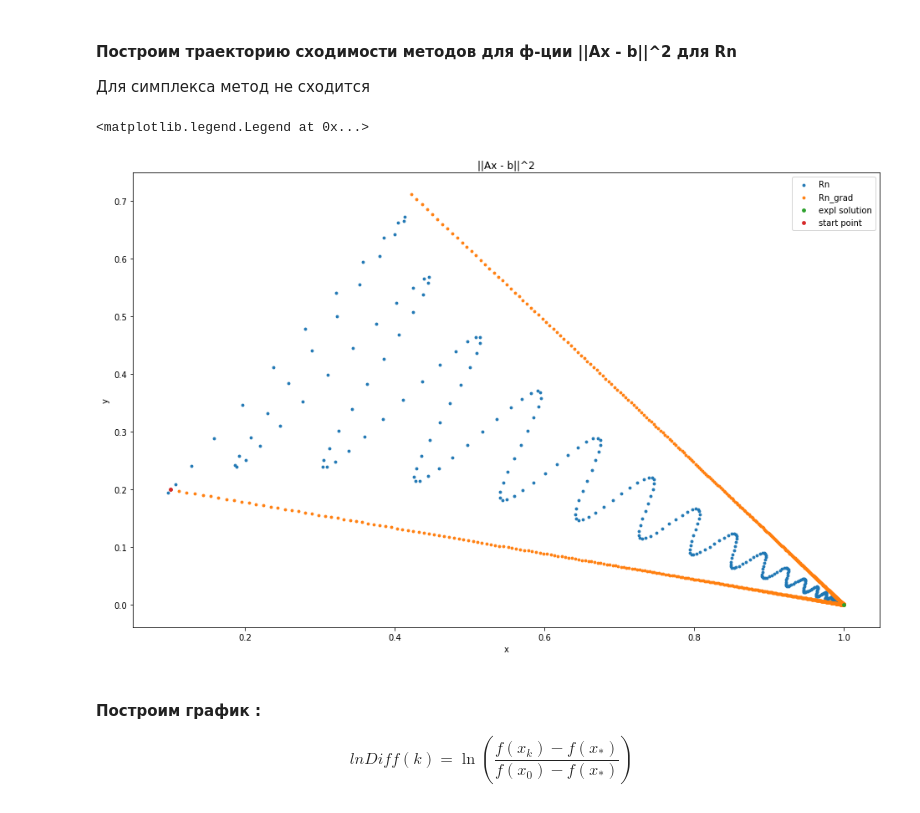
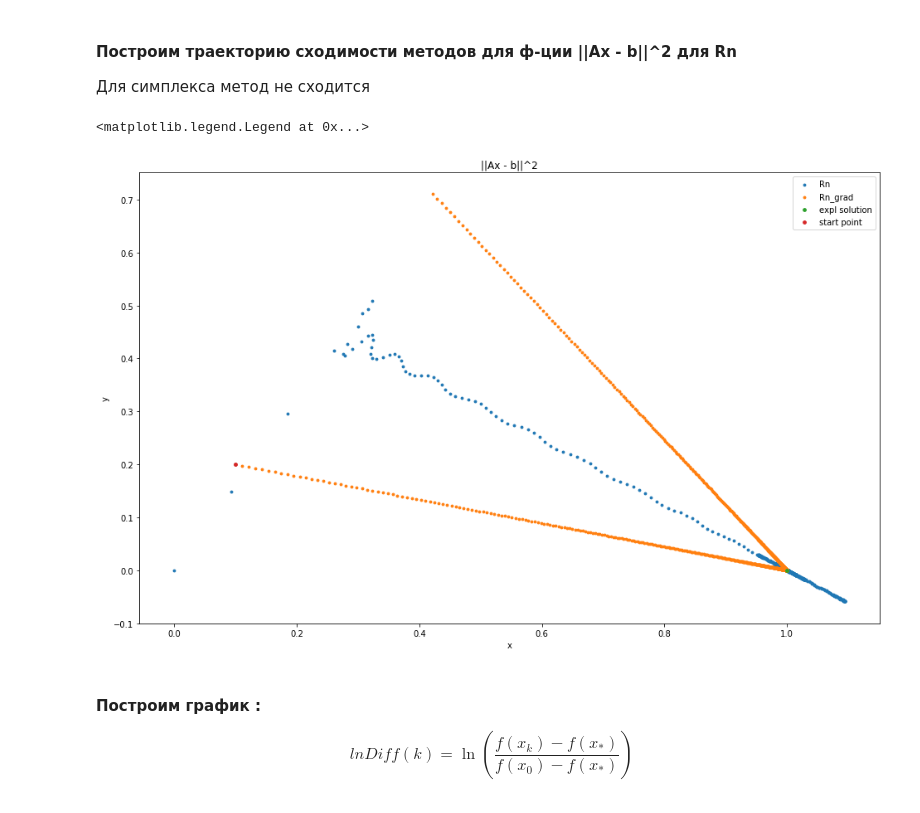
Before and after one commit to optimization673/io_grad_methods, a Jupyter notebook: report3.ipynb, the cells around one changed output. Drawn from its saved outputs; the diff is of its cells as text; code cells hidden in the pictures.

```diff
--- a/report3.ipynb
+++ b/report3.ipynb
@@ -38,22 +41,22 @@ def gradFunc1(x, func1, eps = 0) :
 # %%
 L = 36
 
-xk_rn   = FastDualAveraging(func1, x0_rn,  eps, set_type = "rn", grad = gradFunc1, alpha = lambda k: 1/L)
+xk_rn   = FastDualAveraging(func1, x0_rn,  eps, set_type = "rn", grad = gradFunc1, step = lambda k: (k+1)/(2*L), alpha = lambda k: 2/(k+1))
 xk_grad = Gradient(func1, x0_rn, eps, set_type = "rn", grad = gradFunc1)
 
 plt.scatter([xk_rn[i][0] for i in range(0, len(xk_rn))], [xk_rn[i][1] for i in range(0, len(xk_rn))], label = "Rn", s=8)
 plt.scatter([xk_grad[i][0] for i in range(0, len(xk_grad))], [xk_grad[i][1] for i in range(0, len(xk_grad))], label = "Rn_grad", s=8)
 
 plt.scatter(x_expl[0], x_expl[1], label = "expl solution", s = 14)
 plt.scatter(x0_rn[0],  x0_rn[1],  label = "start point",   s = 14)
 
 plt.xlabel("x")
 plt.ylabel("y")
 plt.title("||Ax - b||^2")
 plt.legend()
 # %% [output]
 <matplotlib.legend.Legend at 0x...>
-[figure, old version]
+[figure, new version]
 # %% [markdown]
 #### Построим график :
 $$lnDiff(k) = \ln\left(\frac{f(x_k) - f(x_*)}{f(x_0) - f(x_*)}\right)$$
```
Also changed, not shown: parts of 10 cells of this notebook.
